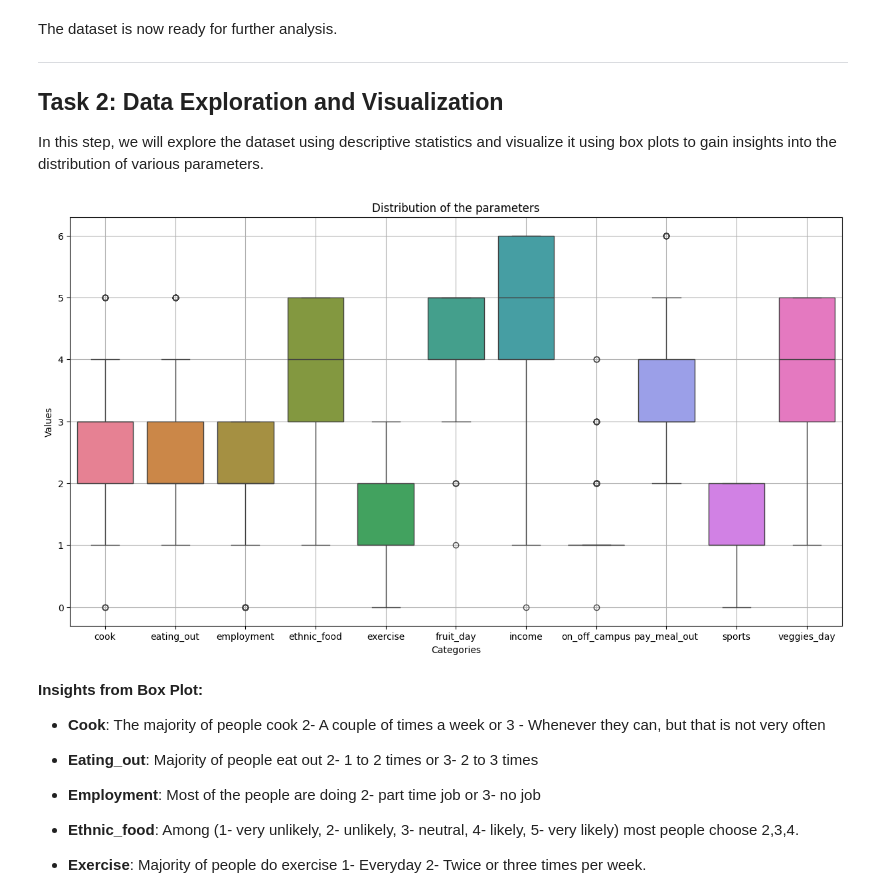
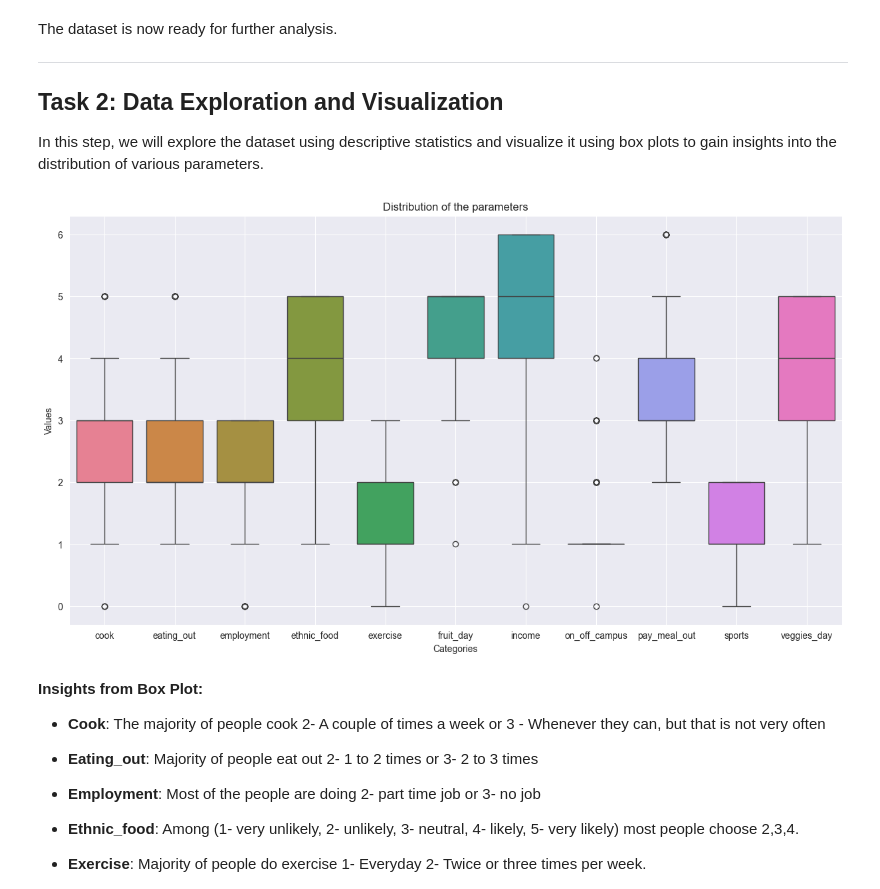
Before and after one commit to Mradul-77/GeoDiscovery, a Jupyter notebook: GeoDiscovery.ipynb, the cells around one changed output. Cells and saved outputs as stored; diff of their text form; code cells hidden in the pictures.

```diff
--- a/GeoDiscovery.ipynb
+++ b/GeoDiscovery.ipynb
@@ -143,15 +143,16 @@ The dataset is now ready for further analysis.
 ## Task 2: Data Exploration and Visualization
 In this step, we will explore the dataset using descriptive statistics and visualize it using box plots to gain insights into the distribution of various parameters.
 # %%
+sns.set_style('dark')
 plt.figure(figsize=(15, 8))
 sns.boxplot(data=df)
 plt.title('Distribution of the parameters')
 plt.xlabel('Categories')
 plt.ylabel('Values')
 plt.grid(True)
 plt.show()
 # %% [output]
-[figure, old version]
+[figure, new version]
 # %% [markdown]
 **Insights from Box Plot:**
 - **Cook**: The majority of people cook 2- A couple of times a week or 3 - Whenever they can, but that is not very often
```
Also changed, not shown: parts of 6 cells of this notebook.
